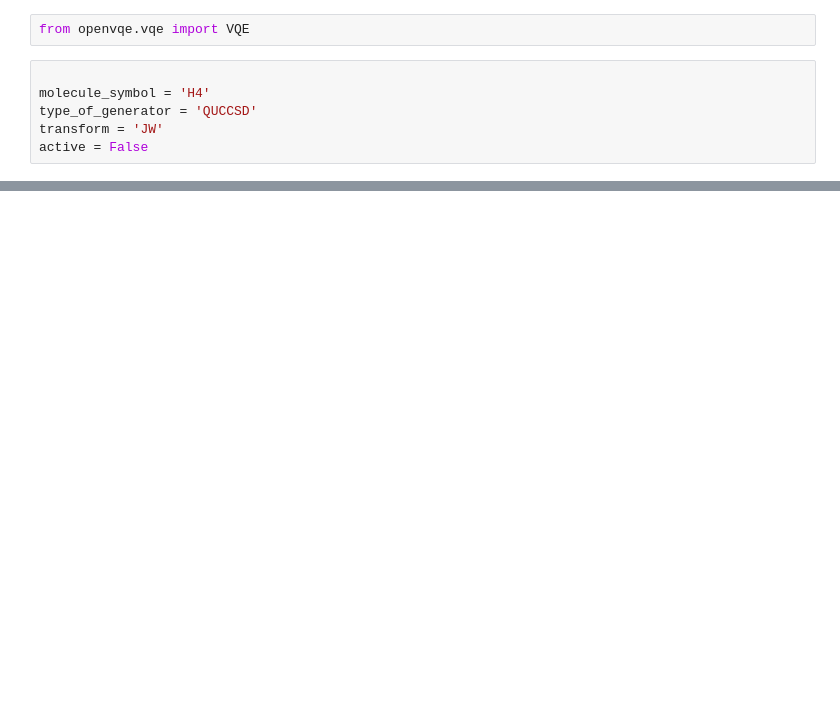
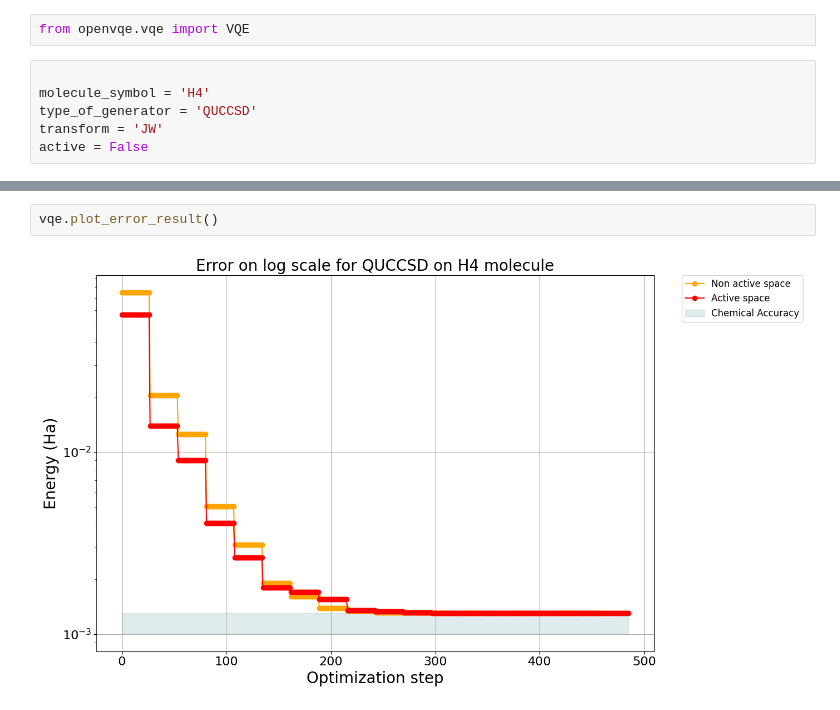
Before and after one commit to OpenVQE/OpenVQE, a Jupyter notebook: notebooks/demo_quccsd.ipynb, the cells around one changed output, grey strips where cells are left out. Drawn from its saved outputs; the diff is of its cells as text; blank space fills up the shorter version.

```diff
--- a/notebooks/demo_quccsd.ipynb
+++ b/notebooks/demo_quccsd.ipynb
@@ -45,0 +51,4 @@ results are: {'CNOT1': 292, 'CNOT2': 292, 'len_op1': 26, 'len_op2': 26, 'energie
+# %%
+vqe.plot_error_result()
+# %% [output]
+[figure, added]
```
Also changed, not shown: parts of 2 cells of this notebook, 12 other files.
